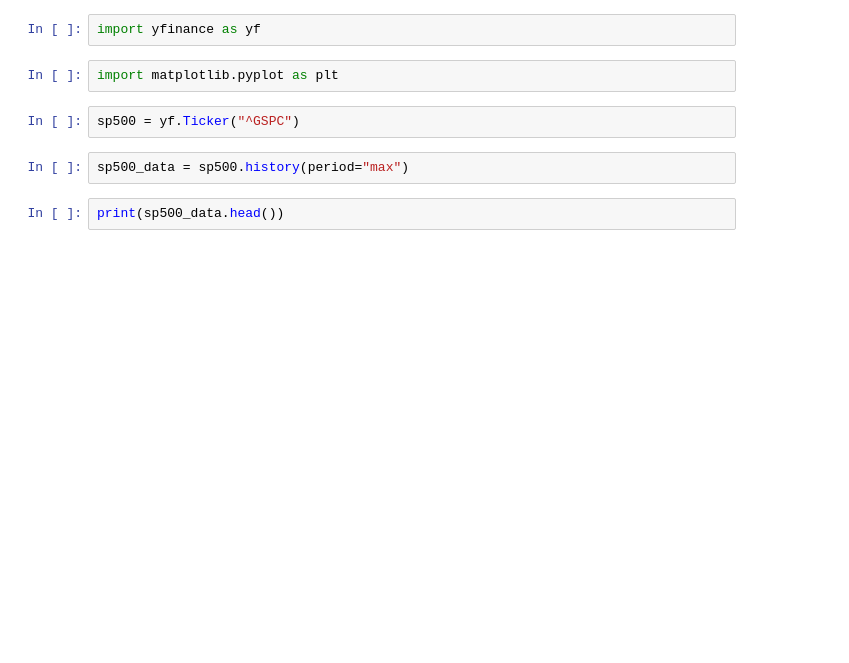
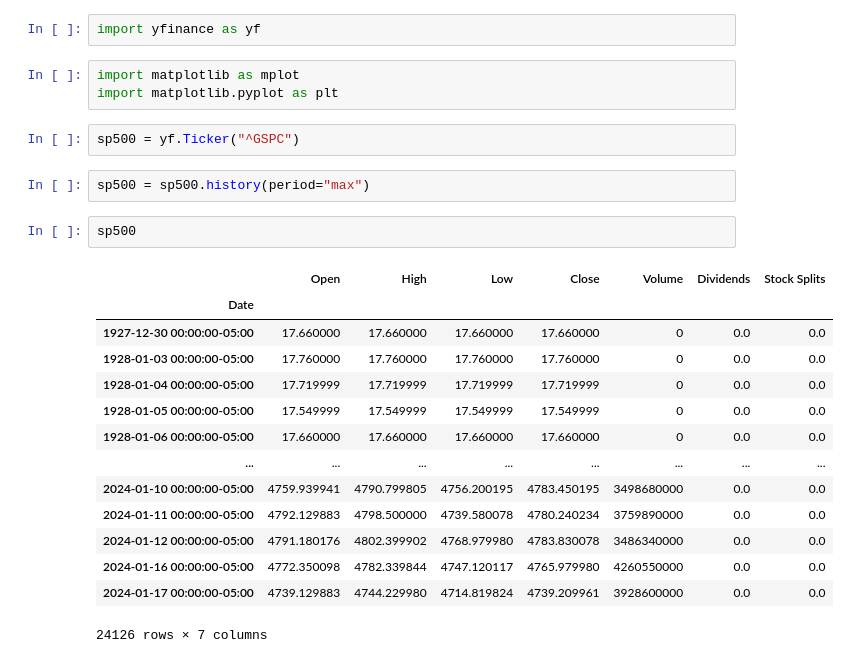
Before and after one commit to DewanggaDew/stock-market-prediction, a Jupyter notebook: stock-market-model.ipynb, the cells around one changed output. Saved outputs shown, nothing was run; the diff lists cells and outputs as text; blank space fills up the shorter version.

```diff
--- a/stock-market-model.ipynb
+++ b/stock-market-model.ipynb
@@ -1,10 +1,26 @@
 # %%
 import yfinance as yf
 # %%
+import matplotlib as mplot
 import matplotlib.pyplot as plt
 # %%
 sp500 = yf.Ticker("^GSPC")
 # %%
-sp500_data = sp500.history(period="max")
+sp500 = sp500.history(period="max")
-# %%
-print(sp500_data.head())
+# %%
+sp500
+# %% [output]
+|  | Open | High | Low | Close | Volume | Dividends | Stock Splits |
+| Date |  |  |  |  |  |  |  |
+| 1927-12-30 00:00:00-05:00 | 17.660000 | 17.660000 | 17.660000 | 17.660000 | 0 | 0.0 | 0.0 |
+| 1928-01-03 00:00:00-05:00 | 17.760000 | 17.760000 | 17.760000 | 17.760000 | 0 | 0.0 | 0.0 |
+| 1928-01-04 00:00:00-05:00 | 17.719999 | 17.719999 | 17.719999 | 17.719999 | 0 | 0.0 | 0.0 |
+| 1928-01-05 00:00:00-05:00 | 17.549999 | 17.549999 | 17.549999 | 17.549999 | 0 | 0.0 | 0.0 |
+| 1928-01-06 00:00:00-05:00 | 17.660000 | 17.660000 | 17.660000 | 17.660000 | 0 | 0.0 | 0.0 |
+| ... | ... | ... | ... | ... | ... | ... | ... |
+| 2024-01-10 00:00:00-05:00 | 4759.939941 | 4790.799805 | 4756.200195 | 4783.450195 | 3498680000 | 0.0 | 0.0 |
+| 2024-01-11 00:00:00-05:00 | 4792.129883 | 4798.500000 | 4739.580078 | 4780.240234 | 3759890000 | 0.0 | 0.0 |
+| 2024-01-12 00:00:00-05:00 | 4791.180176 | 4802.399902 | 4768.979980 | 4783.830078 | 3486340000 | 0.0 | 0.0 |
+| 2024-01-16 00:00:00-05:00 | 4772.350098 | 4782.339844 | 4747.120117 | 4765.979980 | 4260550000 | 0.0 | 0.0 |
+| 2024-01-17 00:00:00-05:00 | 4739.129883 | 4744.229980 | 4714.819824 | 4739.209961 | 3928600000 | 0.0 | 0.0 |
+24126 rows × 7 columns
```
Also changed, not shown: parts of 30 cells of this notebook.
